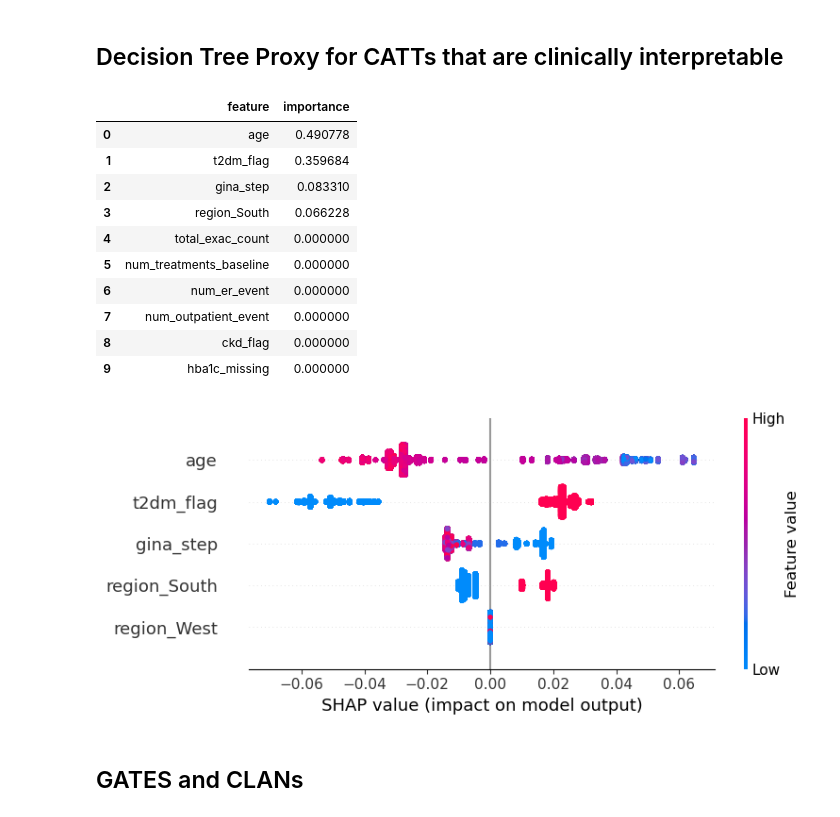
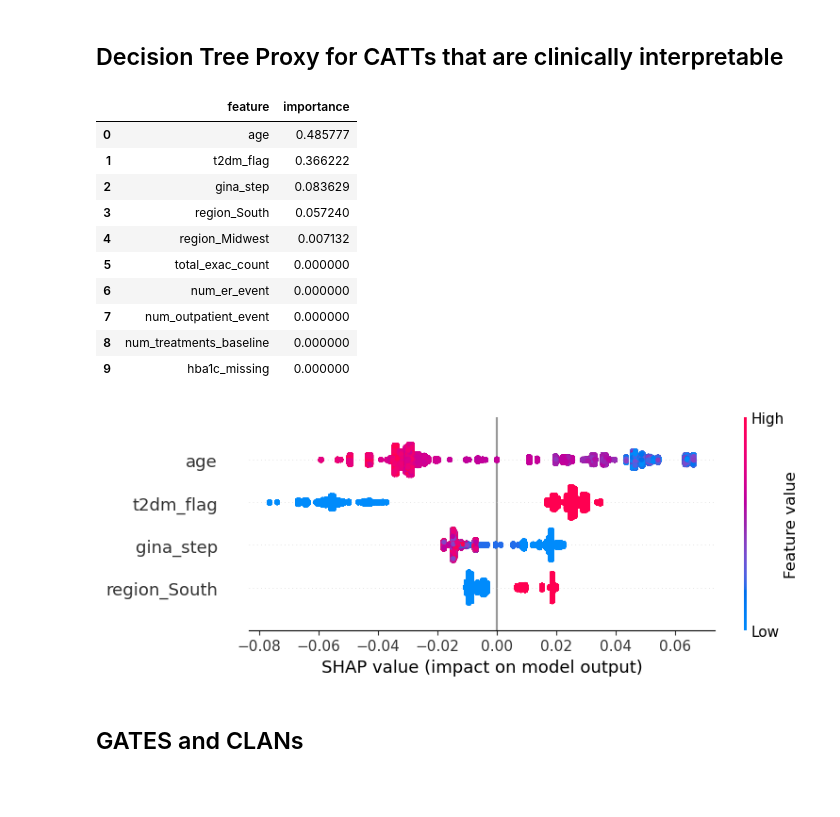
Before and after one commit to nweerasuriya/omscs, a Jupyter notebook: ISYE6420/Project/binary_bcf_exac.ipynb, the cells around one changed output. Saved outputs shown, nothing was run; the diff lists cells and outputs as text; code cells hidden in the pictures; blank space fills up the shorter version.

```diff
--- a/ISYE6420/Project/binary_bcf_exac.ipynb
+++ b/ISYE6420/Project/binary_bcf_exac.ipynb
@@ -660,7 +660,7 @@ ax, catt_df = plot_forest_multiple(
 # %%
 from sklearn.tree import DecisionTreeRegressor
 # 1. Take the mean estimated treatment effect for each patient
-catt_estimates = np.exp(trace_bcf.posterior["tau"].mean(dim=["chain", "draw"]).values)
+catt_estimates = trace_bcf.posterior["tau"].mean(dim=["chain", "draw"]).values
 sorted_catt = np.sort(catt_estimates)
 catt_rate_ratios = np.exp(catt_estimates)
 y_proxy = catt_estimates
@@ -682,26 +682,26 @@ feature_importance_df = pd.DataFrame({
 feature_importance_df.head(10).reset_index(drop=True)
 # %% [output]
 |  | feature | importance |
-| 0 | age | 0.490778 |
-| 1 | t2dm_flag | 0.359684 |
-| 2 | gina_step | 0.083310 |
-| 3 | region_South | 0.066228 |
-| 4 | total_exac_count | 0.000000 |
-| 5 | num_treatments_baseline | 0.000000 |
+| 0 | age | 0.485777 |
+| 1 | t2dm_flag | 0.366222 |
+| 2 | gina_step | 0.083629 |
+| 3 | region_South | 0.057240 |
+| 4 | region_Midwest | 0.007132 |
+| 5 | total_exac_count | 0.000000 |
 | 6 | num_er_event | 0.000000 |
 | 7 | num_outpatient_event | 0.000000 |
-| 8 | ckd_flag | 0.000000 |
+| 8 | num_treatments_baseline | 0.000000 |
 | 9 | hba1c_missing | 0.000000 |
 # %%
 # SHAP values for the tree
 import shap
 explainer = shap.TreeExplainer(proxy_tree)
 shap_values = explainer.shap_values(X_tau)
 
 # Visualize the SHAP values
-shap.summary_plot(shap_values, X_tau, feature_names=feature_names, max_display=5)
+shap.summary_plot(shap_values, X_tau, feature_names=feature_names, max_display=4)
 # %% [output]
-[figure, old version]
+[figure, new version]
 # %% [markdown]
 ## GATES and CLANs
 # %%
```
Also changed, not shown: parts of 2 cells of this notebook, 1 other file.
